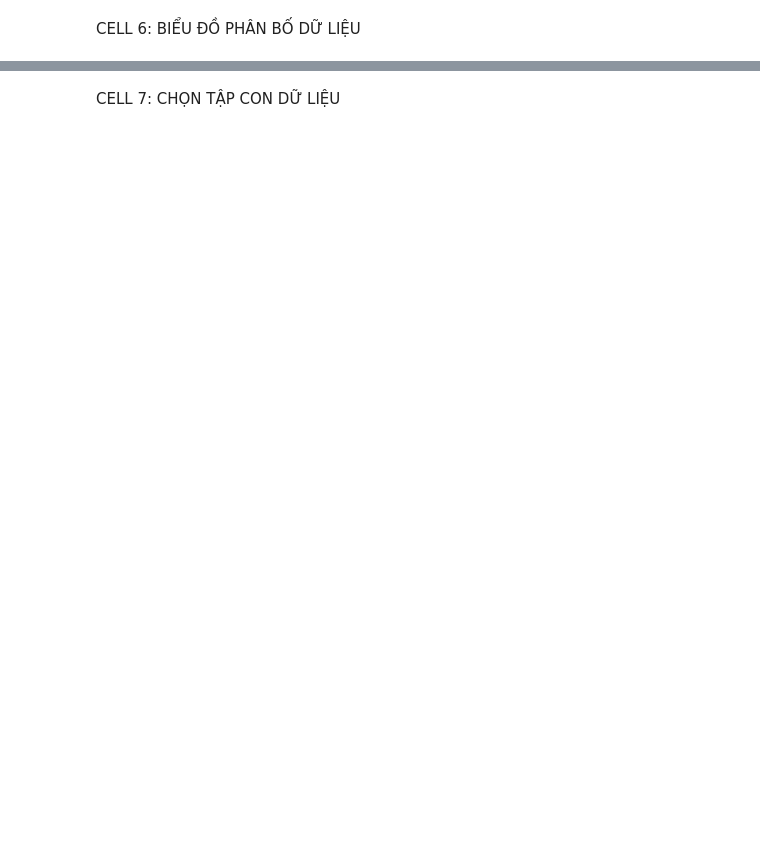
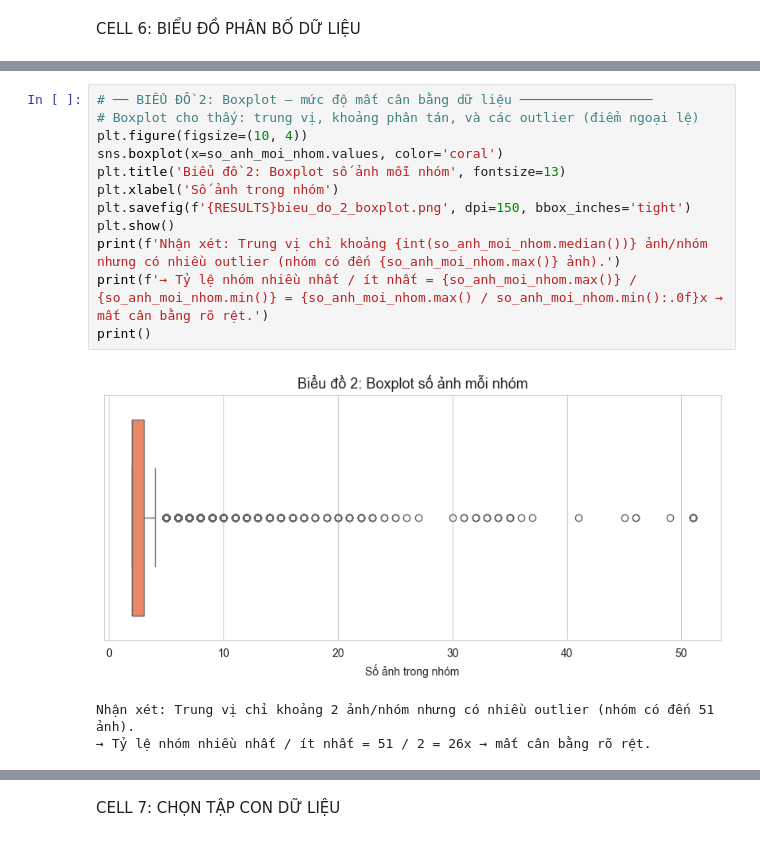
Before and after one commit to MaGiaVy/DoAnPython, a Jupyter notebook: project/notebooks/BTCT_Tuan2_33.ipynb, the cells around one changed output, grey strips where cells are left out. Cells and saved outputs as stored; diff of their text form; blank space fills up the shorter version.

```diff
--- a/project/notebooks/BTCT_Tuan2_33.ipynb
+++ b/project/notebooks/BTCT_Tuan2_33.ipynb
@@ -88,0 +186,16 @@ CELL 6: BIỂU ĐỒ PHÂN BỐ DỮ LIỆU
+# %%
+# ── BIỂU ĐỒ 2: Boxplot – mức độ mất cân bằng dữ liệu ─────────────────
+# Boxplot cho thấy: trung vị, khoảng phân tán, và các outlier (điểm ngoại lệ)
+plt.figure(figsize=(10, 4))
+sns.boxplot(x=so_anh_moi_nhom.values, color='coral')
+plt.title('Biểu đồ 2: Boxplot số ảnh mỗi nhóm', fontsize=13)
+plt.xlabel('Số ảnh trong nhóm')
+plt.savefig(f'{RESULTS}bieu_do_2_boxplot.png', dpi=150, bbox_inches='tight')
+plt.show()
+print(f'Nhận xét: Trung vị chỉ khoảng {int(so_anh_moi_nhom.median())} ảnh/nhóm nhưng có nhiều outlier (nhóm có đến {so_anh_moi_nhom.max()} ảnh).')
+print(f'→ Tỷ lệ nhóm nhiều nhất / ít nhất = {so_anh_moi_nhom.max()} / {so_anh_moi_nhom.min()} = {so_anh_moi_nhom.max() / so_anh_moi_nhom.min():.0f}x → mất cân bằng rõ rệt.')
+print()
+# %% [output]
+[figure, added]
+Nhận xét: Trung vị chỉ khoảng 2 ảnh/nhóm nhưng có nhiều outlier (nhóm có đến 51 ảnh).
+→ Tỷ lệ nhóm nhiều nhất / ít nhất = 51 / 2 = 26x → mất cân bằng rõ rệt.
```
Also changed, not shown: parts of 9 cells of this notebook, 5 other files.
